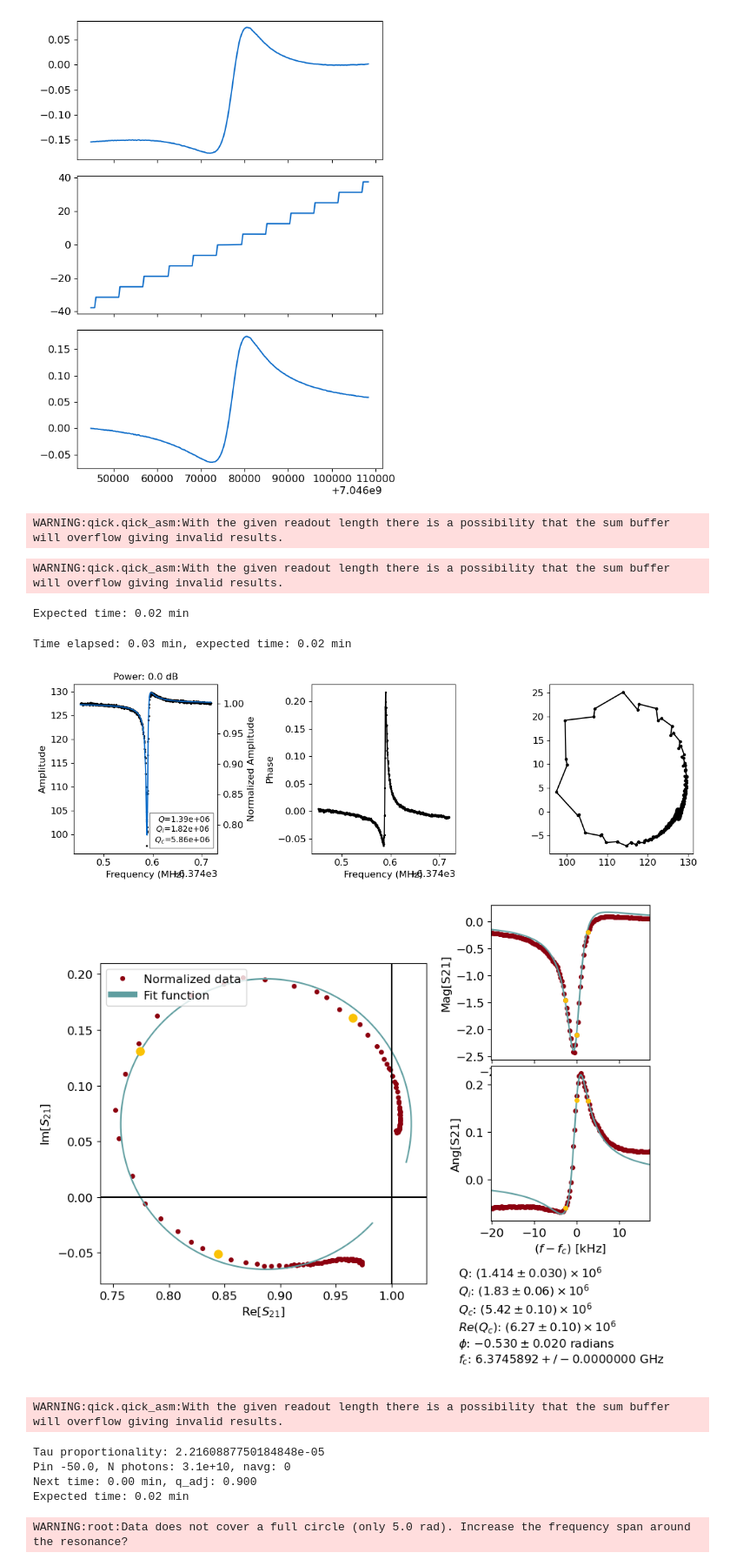
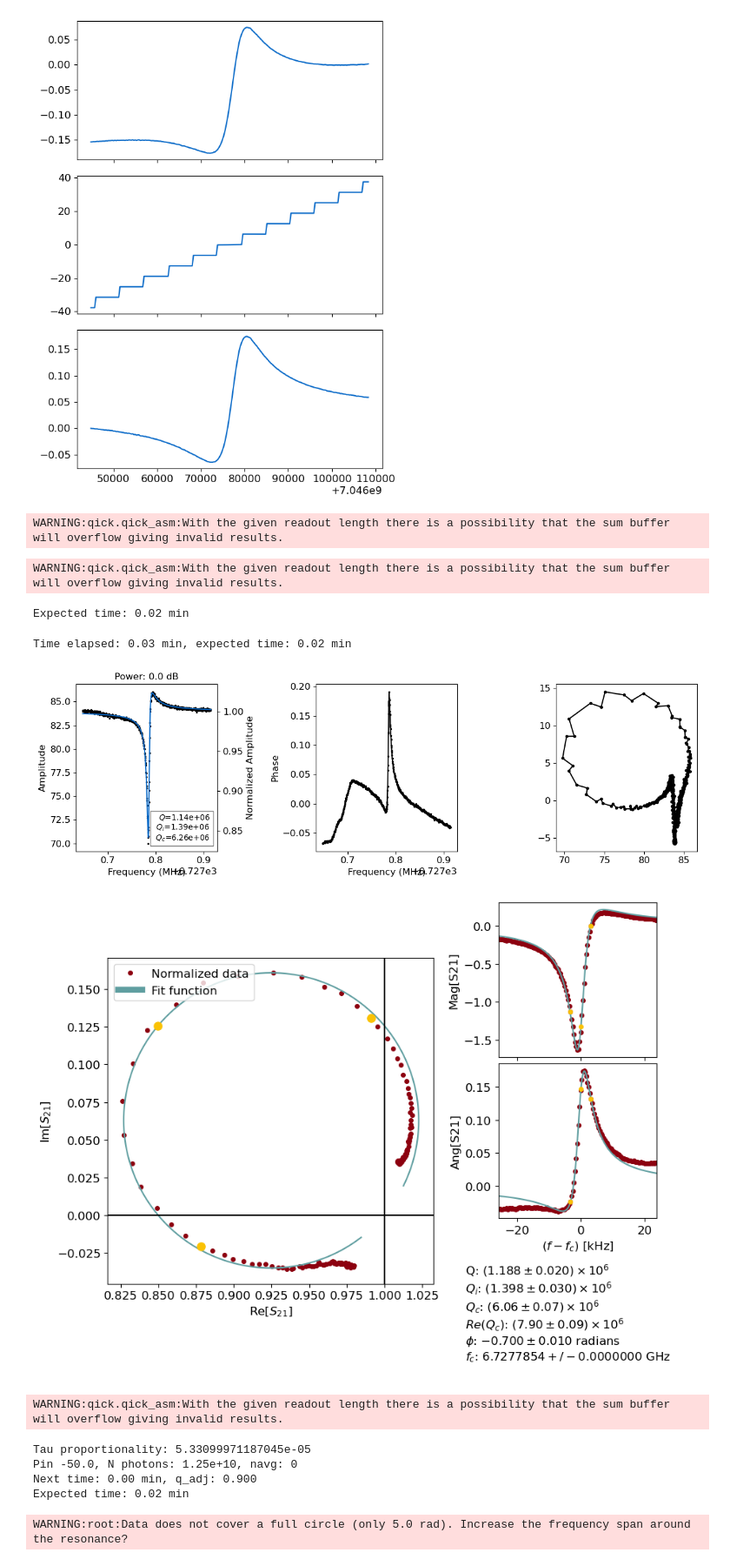
Before and after one commit to eesh-gupta/scresonators, a Jupyter notebook: rfsoc_meas.ipynb, the cells around one changed output. Shown at 87% size. Saved outputs shown, nothing was run; the diff lists cells and outputs as text; code cells hidden in the pictures.

```diff
--- a/rfsoc_meas.ipynb
+++ b/rfsoc_meas.ipynb
@@ -217,30 +242,30 @@ sys.path.append('C:\\_Lib\\python\\')
 # %%
 from scresonators.measurement import vna_measurement
 # %%
-6034.8476,
-freq_list =np.array([6374.5886, 6727.7838, 6946.6281, 7046.077, 7219.7741, 7583.168,
+#6034.8476, 6374.5886,
+freq_list =np.array([ 6727.7838, 6946.6281, 7046.077, 7219.7741, 7583.168,
       8077.1325])*1e6
 
 base_path = r'G:/My Drive/Projects/Materials/Data/250503-ResSil5Ta'
 
 if not os.path.exists(base_path):
     os.makedirs(base_path)
 #custom_config = {"freqs":np.array(freq_list), "att":50,'type':'single','base_path':base_path, 'nvals':21,"pow_start":-0,"avg_corr":0.3,'npoints':23}
 custom_config = {"freqs":np.array(freq_list), "att":50,'type':'rfsoc','base_path':base_path, 'nvals':21,"pow_start":0,"avg_corr":1e3,"db_corr":12,"phase_inc":cfg['device']['readout']['phase_inc'],"bandwidth":100,"npoints":70, "span_inc":7}
     # Update default config with custom values
 config = vna_measurement.get_default_power_sweep_config(custom_config)
 
 results = vna_measurement.power_sweep_rfsoc(config, cfg_dict)
 # %% [output]
 WARNING:qick.qick_asm:With the given readout length there is a possibility that the sum buffer will overflow giving invalid results.
 WARNING:qick.qick_asm:With the given readout length there is a possibility that the sum buffer will overflow giving invalid results.
 Expected time: 0.02 min
 Time elapsed: 0.03 min, expected time: 0.02 min
-[figure, old version]
+[figure, new version]
-[figure, old version]
+[figure, new version]
 WARNING:qick.qick_asm:With the given readout length there is a possibility that the sum buffer will overflow giving invalid results.
-Tau proportionality: 2.2160887750184848e-05
-Pin -50.0, N photons: 3.1e+10, navg: 0
+Tau proportionality: 5.33099971187045e-05
+Pin -50.0, N photons: 1.25e+10, navg: 0
 Next time: 0.00 min, q_adj: 0.900
 Expected time: 0.02 min
 WARNING:root:Data does not cover a full circle (only 5.0 rad). Increase the frequency span around the resonance?
```
Also changed, not shown: parts of 5 cells of this notebook, 4 other files.
